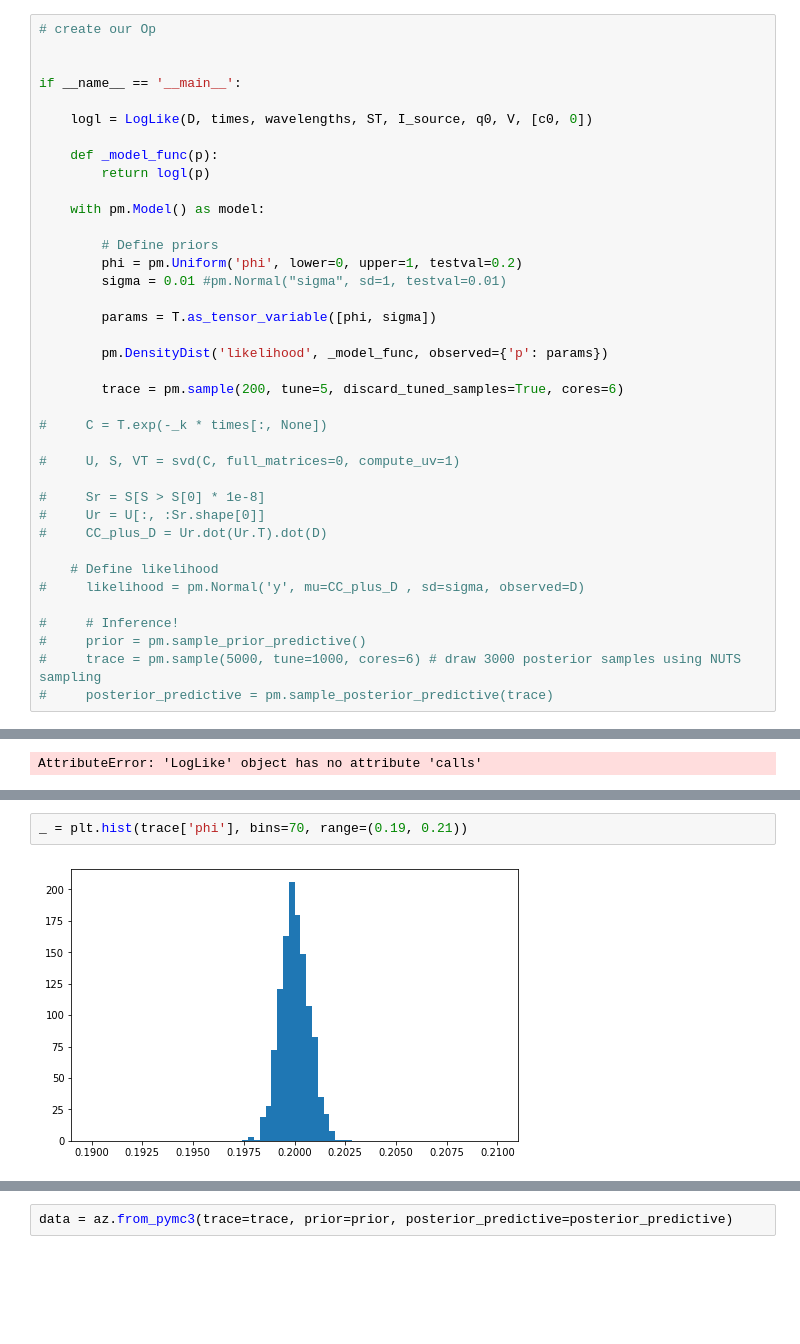
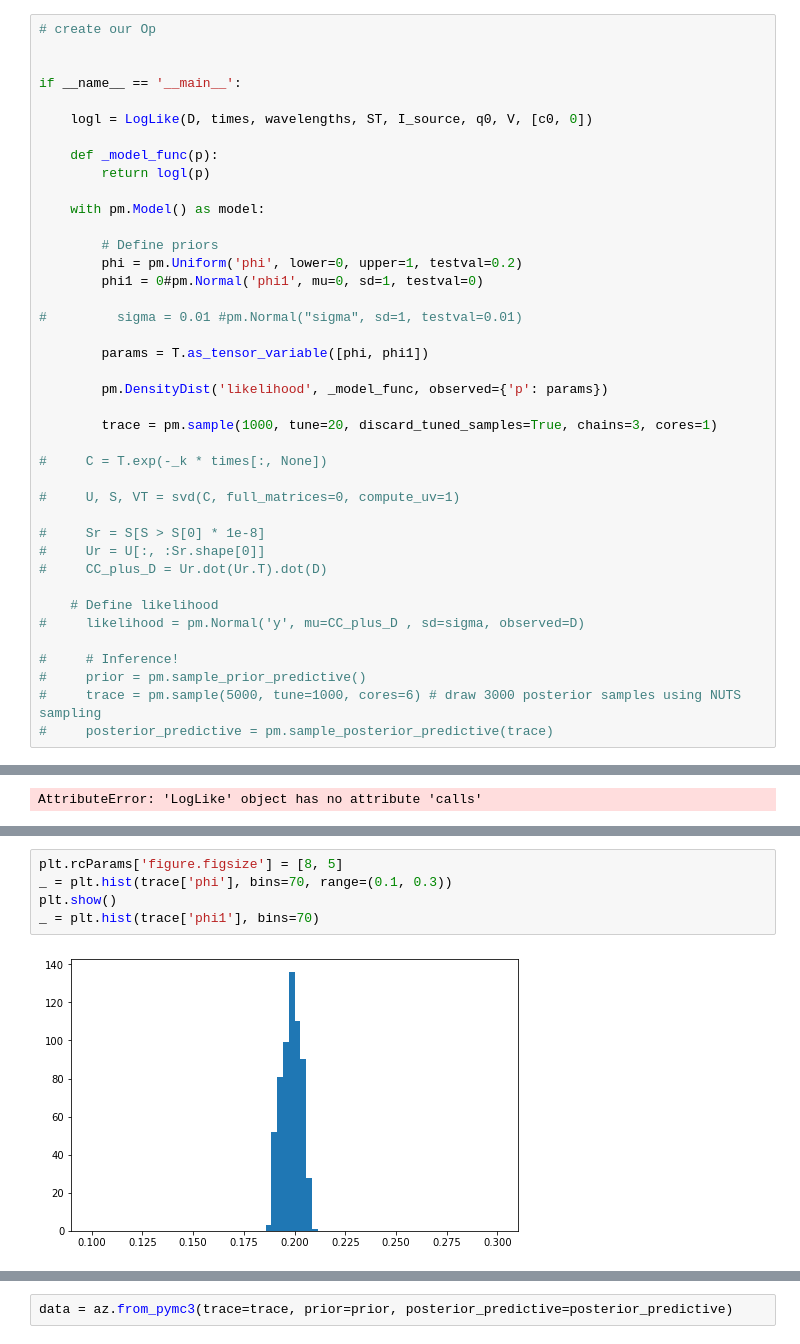
Before and after one commit to dmadea/Jupyter-Tutorials, a Jupyter notebook: MCMC/pymc3.ipynb, the cells around one changed output, grey strips where cells are left out. Cells and saved outputs as stored; diff of their text form; blank space fills up the shorter version.

```diff
--- a/MCMC/pymc3.ipynb
+++ b/MCMC/pymc3.ipynb
@@ -410,13 +320,15 @@ if __name__ == '__main__':
 
         # Define priors
         phi = pm.Uniform('phi', lower=0, upper=1, testval=0.2)
-        sigma = 0.01 #pm.Normal("sigma", sd=1, testval=0.01)
+        phi1 = 0#pm.Normal('phi1', mu=0, sd=1, testval=0)
 
-        params = T.as_tensor_variable([phi, sigma])
+#         sigma = 0.01 #pm.Normal("sigma", sd=1, testval=0.01)
+
+        params = T.as_tensor_variable([phi, phi1])
 
         pm.DensityDist('likelihood', _model_func, observed={'p': params})
 
-        trace = pm.sample(200, tune=5, discard_tuned_samples=True, cores=6)
+        trace = pm.sample(1000, tune=20, discard_tuned_samples=True, chains=3, cores=1)
 
 #     C = T.exp(-_k * times[:, None])
 
@@ -463,4 +371,7 @@ _ = pm.traceplot(trace)
 # %%
-_ = plt.hist(trace['phi'], bins=70, range=(0.19, 0.21))
+plt.rcParams['figure.figsize'] = [8, 5]
+_ = plt.hist(trace['phi'], bins=70, range=(0.1, 0.3))
+plt.show()
+_ = plt.hist(trace['phi1'], bins=70)
 # %% [output]
-[figure, old version]
+[figure, new version]
```
Also changed, not shown: parts of 10 cells of this notebook, 3 other files.
